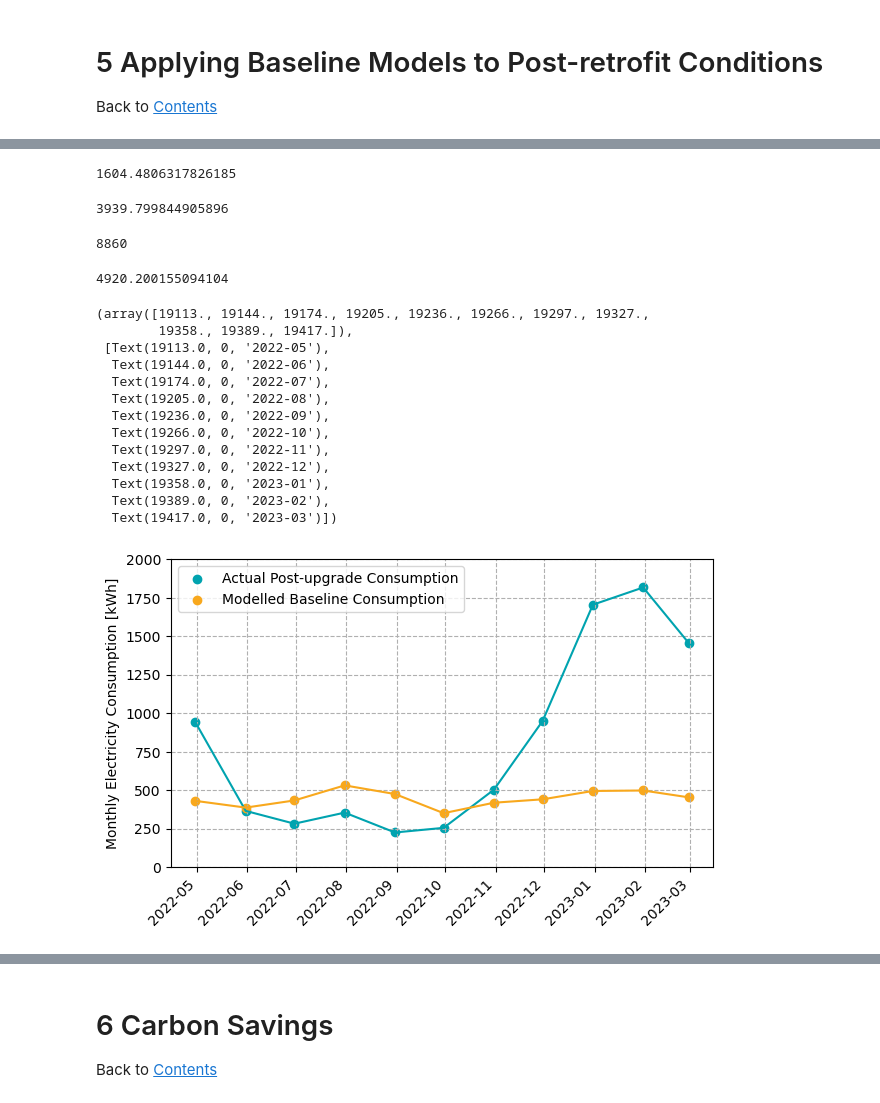
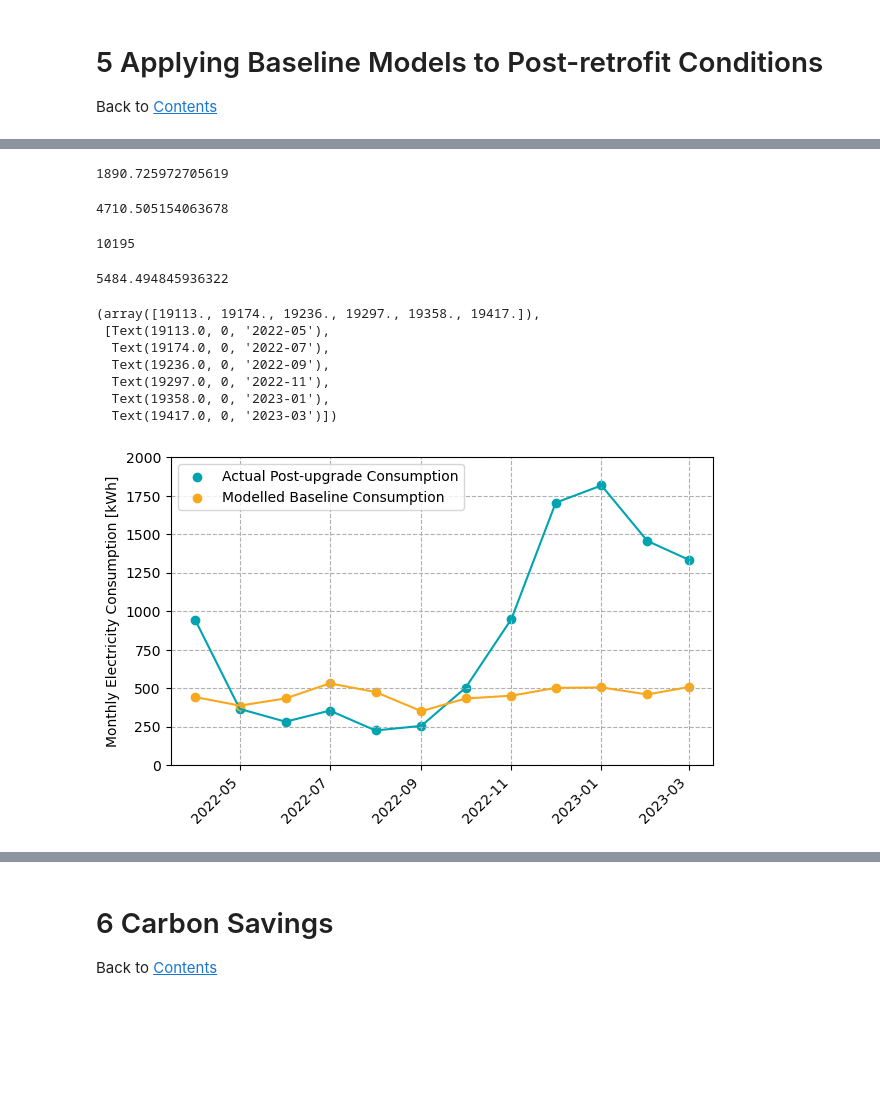
Before and after one commit to SustainableTechnologies/CaseStudy6, a Jupyter notebook: HeatPumpCaseStudy6_092023.ipynb, the cells around one changed output, grey strips where cells are left out. Drawn from its saved outputs; the diff is of its cells as text; code cells hidden in the pictures; blank space fills up the shorter version.

```diff
--- a/HeatPumpCaseStudy6_092023.ipynb
+++ b/HeatPumpCaseStudy6_092023.ipynb
@@ -280,7 +283,7 @@ plt.legend()
 ## 4.2 Electricity Baseline
 # %%
 # Define an electricity baseline dataframe
-ElecBaseline = ElecData[11:23].copy()
+ElecBaseline = ElecData[12:23].copy()
 ElecBaseline
 # %% [output]
 |  | From | To | kWh | days | kWh_day |
@@ -390,6 +391,7 @@ def baseline_ElecHeat(HDDs_day):
 x = [0,800]
 y = [baseline_ElecHeat(a) for a in x]
 plt.figure(figsize = (10,5))
+plt.style.use('default')
 plt.scatter(ElecBaselineHeat.HDDs_day,ElecBaselineHeat.kWh_day, color = step_blue, label = 'Actual Pre-upgrade Data')
 plt.plot(x,y, color = step_blue, label = 'Baseline Model')
 plt.xlim(0,25)
@@ -428,7 +430,7 @@ def baseline_Elec(HDDs_day,CDDs_day,CDDs):
 Back to [Contents](#Contents)
 # %%
 # Define a post-retrofit electricity dataframe
-post_elec = ElecData[0:11].copy()
+post_elec = ElecData[0:12].copy()
 post_elec
 # %% [output]
 |  | From | To | kWh | days | kWh_day |
@@ -492,51 +497,45 @@ post_elec['Act_m3'] = [0 for _ in post_elec.index]
 gas_savings = post_elec.baseline_m3.sum()
 gas_savings
 # %% [output]
-1604.4806317826185
+1890.725972705619
 # %%
 # Total electricity increase
 elec_increase = post_elec.change_kWh.sum()
 elec_increase
 # %% [output]
-3939.799844905896
+4710.505154063678
 # %%
 # Total electricity consumption
 elec_tot = post_elec.kWh.sum()
 elec_tot
 # %% [output]
-8860
+10195
 # %%
 post_elec.baseline_kWh.sum()
 # %% [output]
-4920.200155094104
+5484.494845936322
 # %%
 # Visualize elec change
 plt.style.use('default')
 plt.figure(figsize = (7,4))
-plt.plot(post_elec.To,post_elec.kWh, color = step_blue)
-plt.scatter(post_elec.To,post_elec.kWh, color = step_blue, label = 'Actual Post-upgrade Consumption')
-plt.scatter(post_elec.To,post_elec.baseline_kWh, color = step_gold,label = 'Modelled Baseline Consumption',)
-plt.plot(post_elec.To,post_elec.baseline_kWh, color = step_gold, )
+plt.plot(post_elec.From,post_elec.kWh, color = step_blue)
+plt.scatter(post_elec.From,post_elec.kWh, color = step_blue, label = 'Actual Post-upgrade Consumption')
+plt.scatter(post_elec.From,post_elec.baseline_kWh, color = step_gold,label = 'Modelled Baseline Consumption',)
+plt.plot(post_elec.From,post_elec.baseline_kWh, color = step_gold, )
 plt.grid(ls='--')
 plt.ylim(0,2000)
 plt.legend()
 plt.ylabel('Monthly Electricity Consumption [kWh]')
 plt.xticks(rotation=45, ha = 'right')  # Adjust the angle as needed
 # %% [output]
-(array([19113., 19144., 19174., 19205., 19236., 19266., 19297., 19327.,
-        19358., 19389., 19417.]),
+(array([19113., 19174., 19236., 19297., 19358., 19417.]),
  [Text(19113.0, 0, '2022-05'),
-  Text(19144.0, 0, '2022-06'),
   Text(19174.0, 0, '2022-07'),
-  Text(19205.0, 0, '2022-08'),
   Text(19236.0, 0, '2022-09'),
-  Text(19266.0, 0, '2022-10'),
   Text(19297.0, 0, '2022-11'),
-  Text(19327.0, 0, '2022-12'),
   Text(19358.0, 0, '2023-01'),
-  Text(19389.0, 0, '2023-02'),
   Text(19417.0, 0, '2023-03')])
-[figure, old version]
+[figure, new version]
 # %%
 # Visualize gas change
 plt.style.use('default')
```
Also changed, not shown: parts of 20 cells of this notebook, 1 other file.
